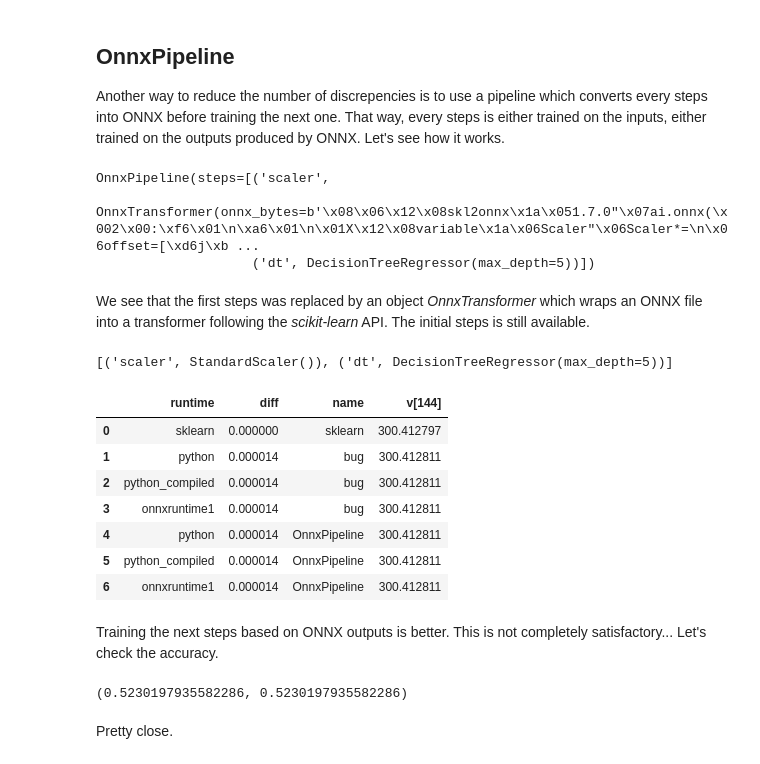
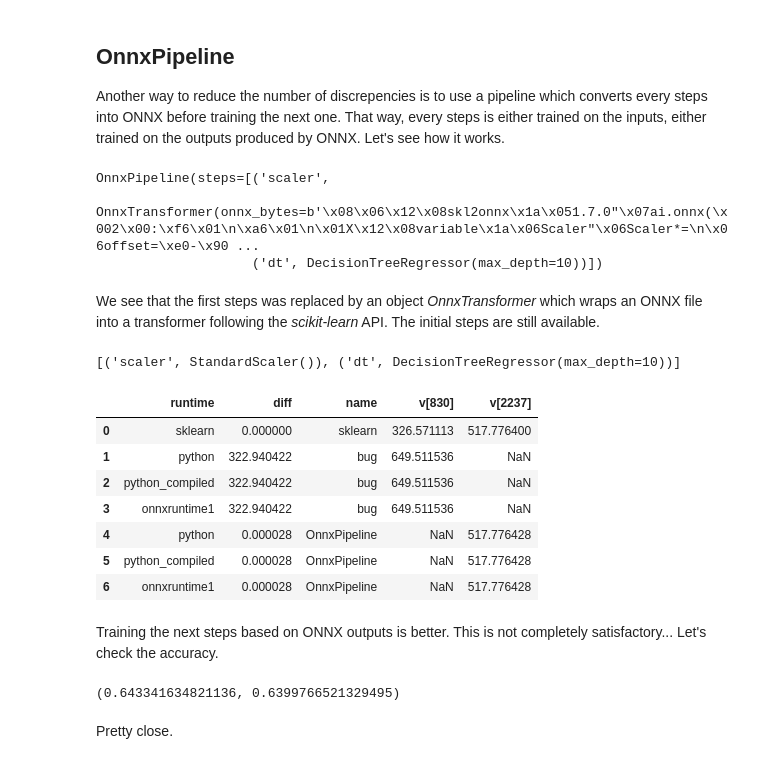
Before and after one commit to sdpython/mlprodict, a Jupyter notebook: _doc/notebooks/onnx_discrepencies.ipynb, the cells around one changed output. Cells and saved outputs as stored; diff of their text form; code cells hidden in the pictures.

```diff
--- a/_doc/notebooks/onnx_discrepencies.ipynb
+++ b/_doc/notebooks/onnx_discrepencies.ipynb
@@ -32,7 +34,7 @@ from sklearn.pipeline import Pipeline
 from sklearn.preprocessing import StandardScaler
 from sklearn.tree import DecisionTreeRegressor
 
-max_depth = 5
+max_depth = 10
 
 model = Pipeline([
     ('scaler', StandardScaler()),
@@ -57,7 +59,7 @@ model2 = Pipeline([
 ])
 model3 = Pipeline([
     ('scaler', StandardScaler()),
-    ('dt', DecisionTreeRegressor(max_depth=max_depth-1))
+    ('dt', DecisionTreeRegressor(max_depth=3))
 ])
 
 
@@ -67,7 +69,7 @@ models = [
      DecisionTreeRegressor(max_depth=max_depth).fit(Xi_train, yi_train)),
     ('float', X_test.astype(numpy.float32),
      model2.fit(X_train, y_train)),
-    ('max_depth-1', X_test.astype(numpy.float32),
+    ('max_depth=3', X_test.astype(numpy.float32),
      model3.fit(X_train, y_train))
 ]
 # %% [markdown]
@@ -216,14 +218,14 @@ model_onx = OnnxPipeline([
 model_onx.fit(Xi_train, yi_train)
 # %% [output]
 OnnxPipeline(steps=[('scaler',
-                     OnnxTransformer(onnx_bytes=b'\x08\x06\x12\x08skl2onnx\x1a\x051.7.0"\x07ai.onnx(\x002\x00:\xf6\x01\n\xa6\x01\n\x01X\x12\x08variable\x1a\x06Scaler"\x06Scaler*=\n\x06offset=[\xd6j\xb ...
-                    ('dt', DecisionTreeRegressor(max_depth=5))])
+                     OnnxTransformer(onnx_bytes=b'\x08\x06\x12\x08skl2onnx\x1a\x051.7.0"\x07ai.onnx(\x002\x00:\xf6\x01\n\xa6\x01\n\x01X\x12\x08variable\x1a\x06Scaler"\x06Scaler*=\n\x06offset=\xe0-\x90 ...
+                    ('dt', DecisionTreeRegressor(max_depth=10))])
 # %% [markdown]
-We see that the first steps was replaced by an object *OnnxTransformer* which wraps an ONNX file into a transformer following the *scikit-learn* API. The initial steps is still available.
+We see that the first steps was replaced by an object *OnnxTransformer* which wraps an ONNX file into a transformer following the *scikit-learn* API. The initial steps are still available.
 # %%
 model_onx.raw_steps_
 # %% [output]
-[('scaler', StandardScaler()), ('dt', DecisionTreeRegressor(max_depth=5))]
+[('scaler', StandardScaler()), ('dt', DecisionTreeRegressor(max_depth=10))]
 # %%
 models = [
     ('bug', Xi_test.astype(numpy.float32), model),
@@ -232,33 +234,33 @@ models = [
 # %%
 obs = [dict(runtime='sklearn', diff=0, name='sklearn')]
 for name, x32, mod in models:
     for runtime in ['python', 'python_compiled', 'onnxruntime1']:
         lonx = to_onnx(mod, x32[:1])
         loinf = OnnxInference(lonx, runtime=runtime)
-        y_skl = mod.predict(X32)
+        y_skl = model_onx.predict(X32)  # model_onx is the new baseline
         y_onx = loinf.run({'X': X32})['variable']
         delta = numpy.abs(y_skl - y_onx.ravel())
         am = delta.argmax()
         obs.append(dict(runtime=runtime, diff=delta.max(), name=name))
         obs[-1]['v[%d]' % am] = y_onx.ravel()[am]
         obs[0]['v[%d]' % am] = y_skl.ravel()[am]
 
 df = pandas.DataFrame(obs)
 df
 # %% [output]
-|  | runtime | diff | name | v[144] |
-| 0 | sklearn | 0.000000 | sklearn | 300.412797 |
-| 1 | python | 0.000014 | bug | 300.412811 |
-| 2 | python_compiled | 0.000014 | bug | 300.412811 |
-| 3 | onnxruntime1 | 0.000014 | bug | 300.412811 |
-| 4 | python | 0.000014 | OnnxPipeline | 300.412811 |
-| 5 | python_compiled | 0.000014 | OnnxPipeline | 300.412811 |
-| 6 | onnxruntime1 | 0.000014 | OnnxPipeline | 300.412811 |
+|  | runtime | diff | name | v[830] | v[2237] |
+| 0 | sklearn | 0.000000 | sklearn | 326.571113 | 517.776400 |
+| 1 | python | 322.940422 | bug | 649.511536 | NaN |
+| 2 | python_compiled | 322.940422 | bug | 649.511536 | NaN |
+| 3 | onnxruntime1 | 322.940422 | bug | 649.511536 | NaN |
+| 4 | python | 0.000028 | OnnxPipeline | NaN | 517.776428 |
+| 5 | python_compiled | 0.000028 | OnnxPipeline | NaN | 517.776428 |
+| 6 | onnxruntime1 | 0.000028 | OnnxPipeline | NaN | 517.776428 |
 # %% [markdown]
 Training the next steps based on ONNX outputs is better. This is not completely satisfactory... Let's check the accuracy.
 # %%
 model.score(Xi_test, yi_test), model_onx.score(Xi_test, yi_test)
 # %% [output]
-(0.5230197935582286, 0.5230197935582286)
+(0.643341634821136, 0.6399766521329495)
 # %% [markdown]
 Pretty close.
```
Also changed, not shown: parts of 17 cells of this notebook, 1 other file.
